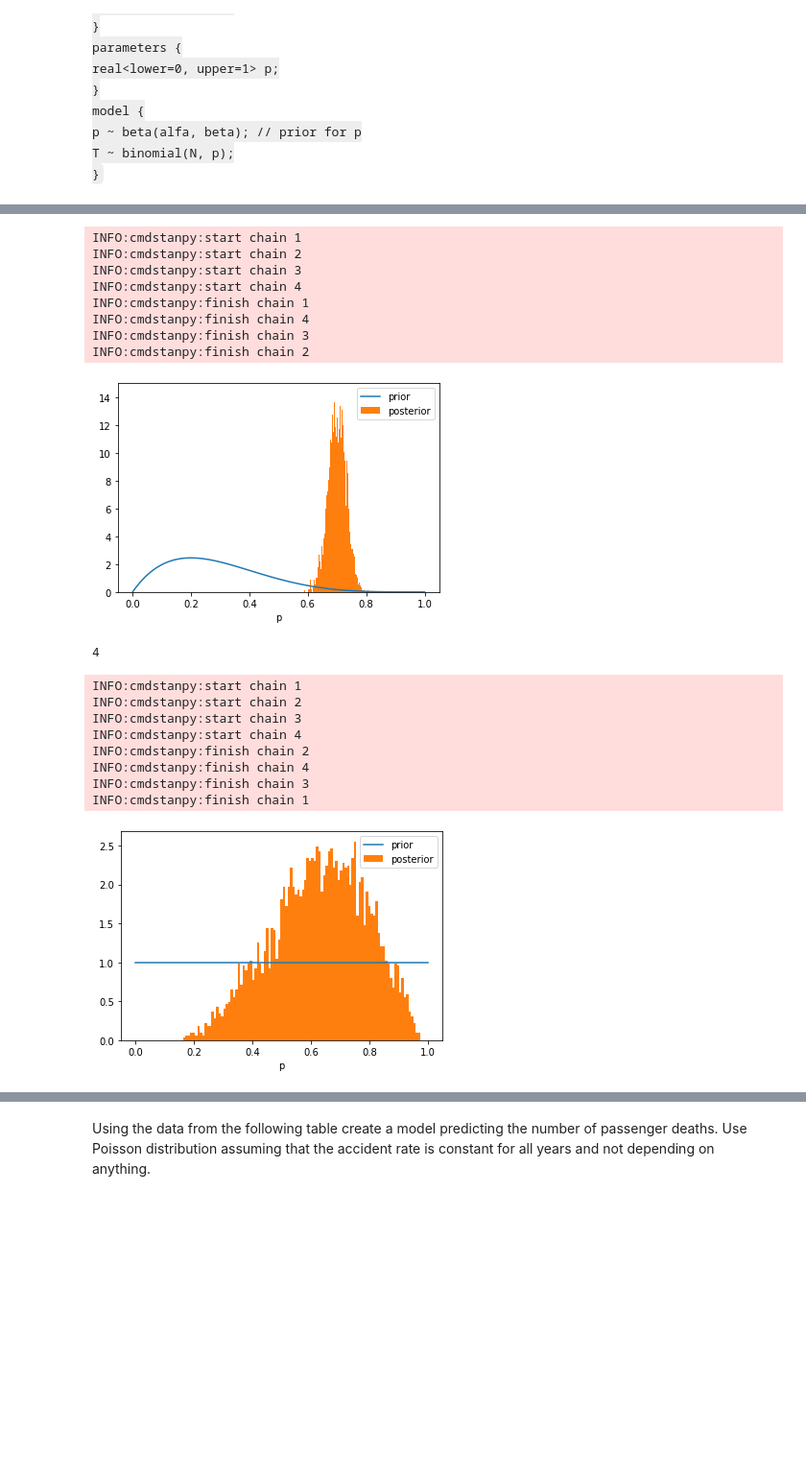
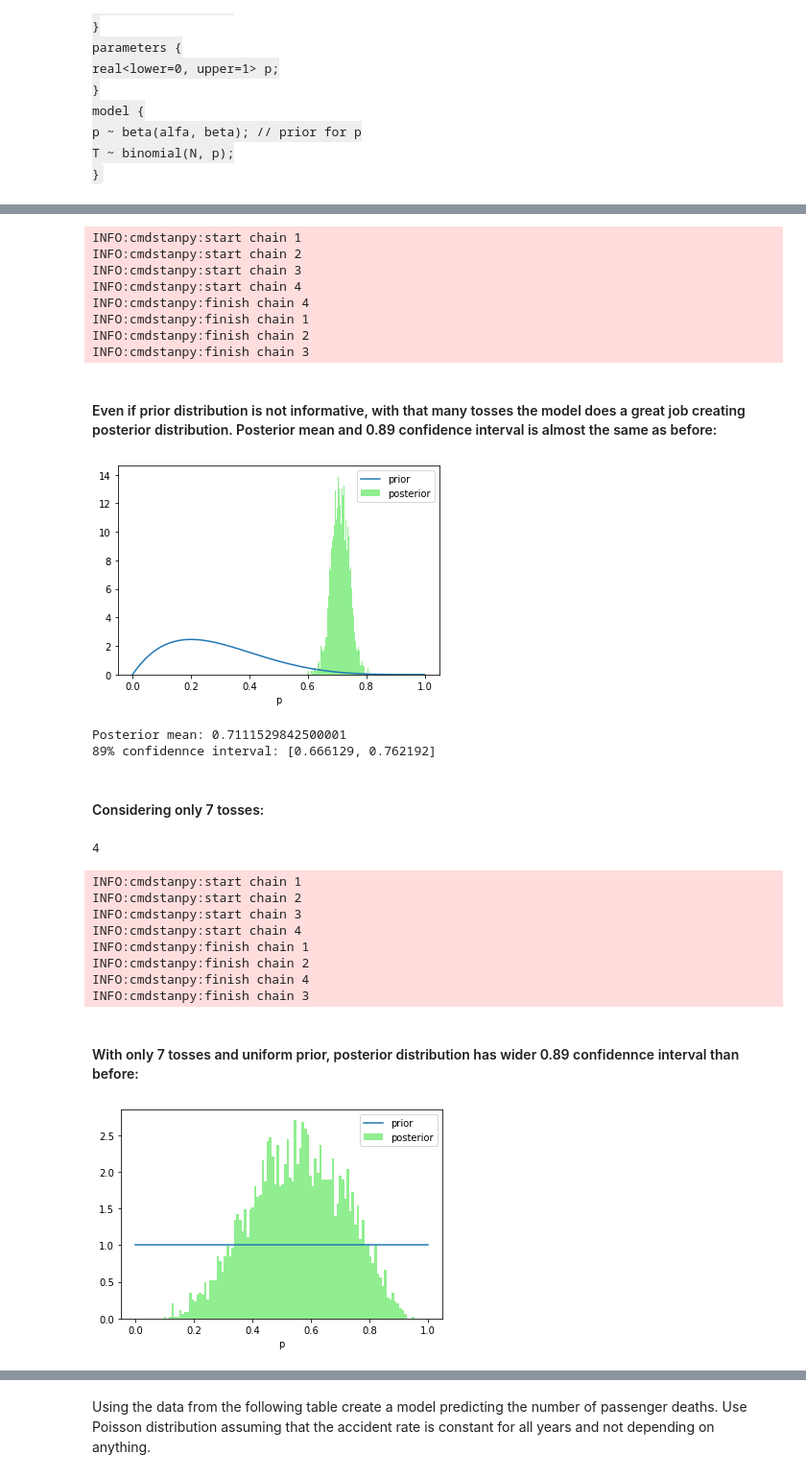
Before and after one commit to jaqb1996/Data-Analytics-Course, a Jupyter notebook: lab3/lab3.ipynb, the cells around one changed output, grey strips where cells are left out. Shown: that part at 96% size. Cells and saved outputs as stored; diff of their text form; code cells hidden in the pictures; blank space fills up the shorter version.

```diff
--- a/lab3/lab3.ipynb
+++ b/lab3/lab3.ipynb
@@ -89,7 +100,7 @@ INFO:cmdstanpy:compiler options: stanc_options=None, cpp_options=None
 INFO:cmdstanpy:compiled model file: /home/jaqb/Documents/stan/Data-Analytics-Course/lab3/model2
 # %%
 samples2 = model2.sample(data={
-    'T': 143,
+    'T': 145,
     'N': 200,
     'alfa': 2,
     'beta': 5
@@ -99,17 +110,30 @@ INFO:cmdstanpy:start chain 1
 INFO:cmdstanpy:start chain 2
 INFO:cmdstanpy:start chain 3
 INFO:cmdstanpy:start chain 4
+INFO:cmdstanpy:finish chain 4
 INFO:cmdstanpy:finish chain 1
-INFO:cmdstanpy:finish chain 4
+INFO:cmdstanpy:finish chain 2
 INFO:cmdstanpy:finish chain 3
-INFO:cmdstanpy:finish chain 2
+# %% [markdown]
+#### Even if prior distribution is not informative, with that many tosses the model does a great job creating posterior distribution. Posterior mean and 0.89 confidence interval is almost the same as before:
 # %%
 x = np.linspace(0, 1, 100)
+posterior = samples2.stan_variable('p')
 plt.plot(x, stats.beta.pdf(x, 2, 5))
-plt.hist(samples2.stan_variable('p'), bins=100, density=True);
+plt.hist(posterior, bins=100, density=True, color='lightgreen');
 plt.xlabel('p')
 plt.legend(['prior', 'posterior'])
 plt.show()
 # %% [output]
-[figure, old version]
+[figure, new version]
+# %%
+mean_p = np.mean(posterior)
+ci = az.hdi(posterior, 0.89)
+print(f"Posterior mean: {mean_p}")
+print(f"89% confidennce interval: [{ci[0]}, {ci[1]}]")
+# %% [output]
+Posterior mean: 0.7111529842500001
+89% confidennce interval: [0.666129, 0.762192]
+# %% [markdown]
+#### Considering only 7 tosses:
 # %%
@@ -119,23 +143,26 @@ sum(coin_toss[:6])
 # %%
 samples3 = model1.sample(data={
     'T': 4,
-    'N': 6
+    'N': 7
 }, output_dir='samples')
 # %% [output]
 INFO:cmdstanpy:start chain 1
 INFO:cmdstanpy:start chain 2
 INFO:cmdstanpy:start chain 3
 INFO:cmdstanpy:start chain 4
+INFO:cmdstanpy:finish chain 1
 INFO:cmdstanpy:finish chain 2
 INFO:cmdstanpy:finish chain 4
 INFO:cmdstanpy:finish chain 3
-INFO:cmdstanpy:finish chain 1
+# %% [markdown]
+#### With only 7 tosses and uniform prior, posterior distribution has wider 0.89 confidennce interval than before:
 # %%
 x = np.linspace(0, 1, 100)
+posterior = samples3.stan_variable('p')
 plt.plot(x, stats.uniform.pdf(x))
-plt.hist(samples3.stan_variable('p'), bins=100, density=True)
+plt.hist(posterior, bins=100, density=True, color='lightgreen')
 plt.xlabel('p')
 plt.legend(['prior', 'posterior'])
 plt.show()
 # %% [output]
-[figure, old version]
+[figure, new version]
```
Also changed, not shown: parts of 39 cells of this notebook, 1 other file.
